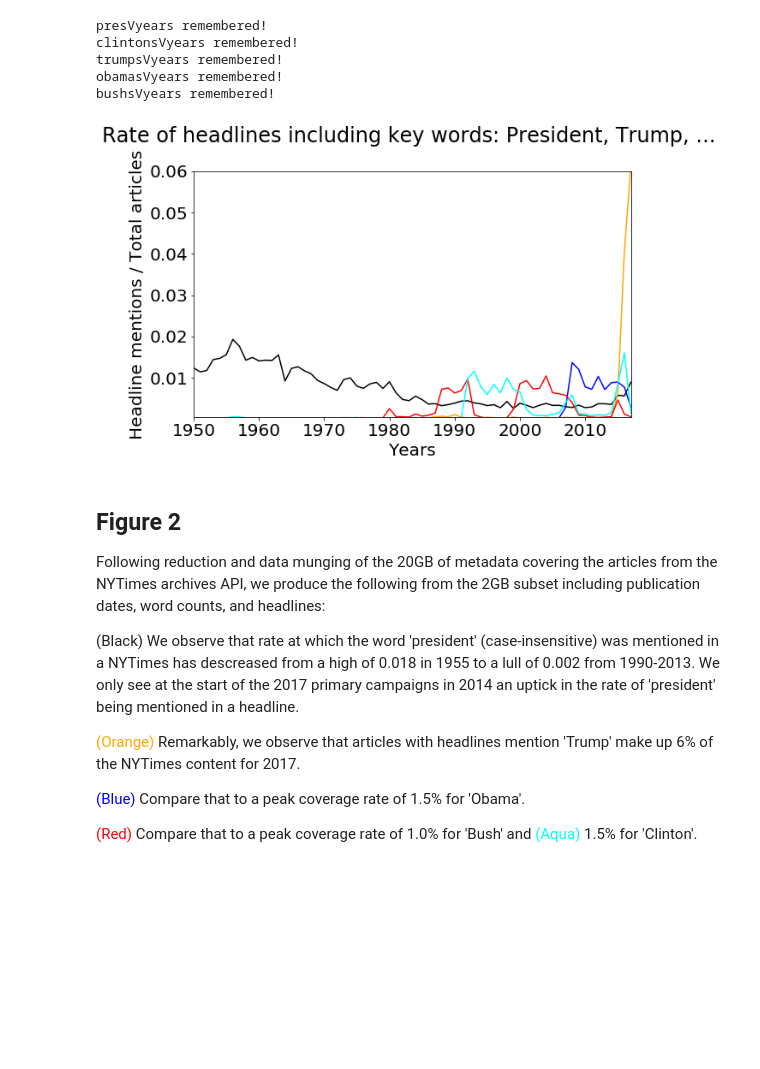
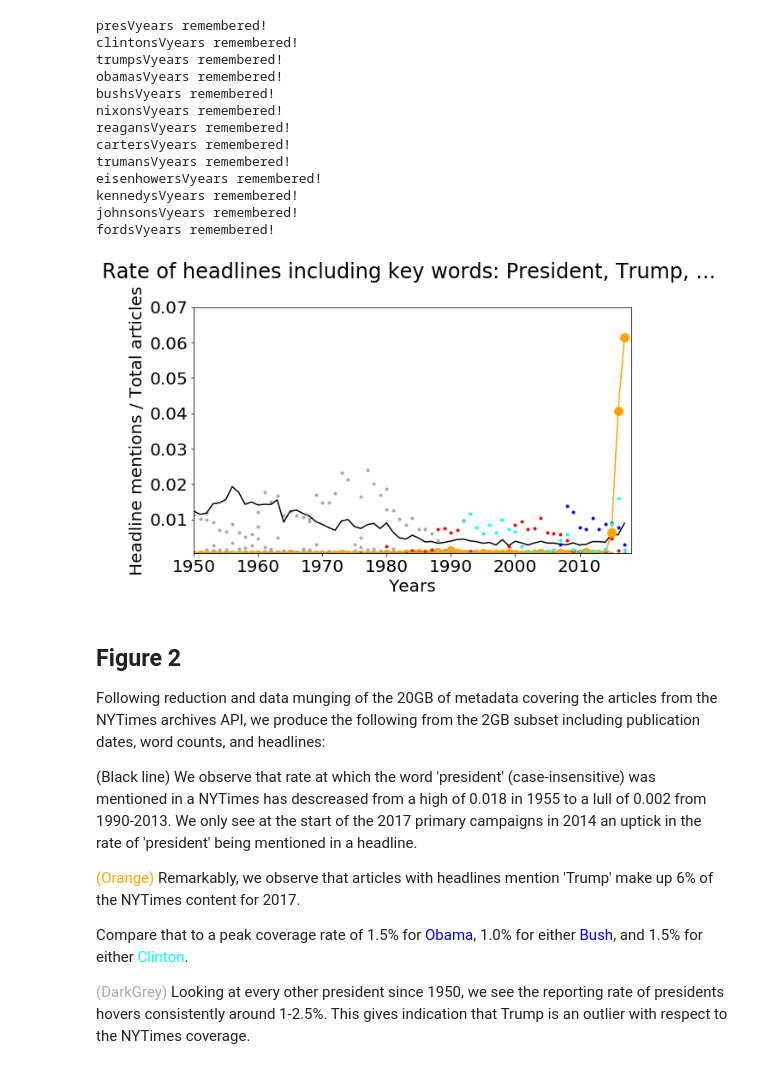
Before and after one commit to mrware91/nyt_api_analysis_tools, a Jupyter notebook: Figure 2.ipynb, the cells around one changed output. Drawn from its saved outputs; the diff is of its cells as text; code cells hidden in the pictures; blank space fills up the shorter version.

Commit message:
Fig2: added all presidents

```diff
--- a/Figure 2.ipynb
+++ b/Figure 2.ipynb
@@ -5,6 +5,13 @@ font = {'family' : 'normal',
         'size'   : 20}
 
 plt.rc('font', **font)
+
+
+plt.close()
+
+fig, ax1 = plt.subplots()
+plt.title('Rate of headlines including key words: President, Trump, ... \n')
+fig.set_size_inches(10,6)
 
 presVyears=load_obj('presVyears')
 years=presVyears['Years']
@@ -14,55 +21,83 @@ pres=presVyears['President']
 clintonsVyears=load_obj('clintonsVyears')
 clinton=clintonsVyears['Clinton']
 
 trumpsVyears=load_obj('trumpsVyears')
 trump=trumpsVyears['Trump']
 
 obamasVyears=load_obj('obamasVyears')
 obama=obamasVyears['Obama']
 
 bushsVyears=load_obj('bushsVyears')
 bush=bushsVyears['Bush']
 
-# plt.plot(years,meds)
-# plt.plot(years,tots)
-# plt.show()
-plt.close()
+nixonsVyears=load_obj('nixonsVyears')
+nixon=nixonsVyears['Nixon']
 
-fig, ax1 = plt.subplots()
-plt.title('Rate of headlines including key words: President, Trump, ... \n')
-fig.set_size_inches(10,6)
+reagansVyears=load_obj('reagansVyears')
+reagan=reagansVyears['reagans']
+
+# congresssVyears=load_obj('congresssVyears')
+# congress=congresssVyears['congresss']
+
+# Plots only between administration years
+cartersVyears=load_obj('cartersVyears')
+ax1.plot(cartersVyears['Years'], cartersVyears['carters'], '.',color='darkgray')
+trumansVyears=load_obj('trumansVyears')
+ax1.plot(trumansVyears['Years'], trumansVyears['trumans'], '.',color='darkgray')
+eisenhowersVyears=load_obj('eisenhowersVyears')
+ax1.plot(eisenhowersVyears['Years'], eisenhowersVyears['eisenhowers'], '.',color='darkgray')
+kennedysVyears=load_obj('kennedysVyears')
+ax1.plot(kennedysVyears['Years'], kennedysVyears['kennedys'], '.',color='darkgray')
+johnsonsVyears=load_obj('johnsonsVyears')
+ax1.plot(johnsonsVyears['Years'], johnsonsVyears['johnsons'], '.',color='darkgray')
+fordsVyears=load_obj('fordsVyears')
+ax1.plot(fordsVyears['Years'], fordsVyears['fords'], '.',color='darkgray')
+
+# Full plots below, those plotted above were cut to administration years
 t = years
 ax1.plot(t, pres, 'k-')
+# ax1.plot(t, congress, '-',color='darkgray')
 ax1.plot(t, trump, '-',color='orange')
-ax1.plot(t, obama, '-',color='blue')
-ax1.plot(t, bush, '-',color='red')
-ax1.plot(t, clinton, '-',color='aqua')
+ax1.plot(t, trump, '.',color='orange',markersize=20)
+ax1.plot(t, obama, '.',color='blue')
+ax1.plot(t, bush, '.',color='red')
+ax1.plot(t, clinton, '.',color='aqua')
+ax1.plot(t, nixon, '.',color='darkgray')
+ax1.plot(t, reagan, '.',color='darkgray')
 ax1.set_xlabel('Years')
 # Make the y-axis label, ticks and tick labels match the line color.
 ax1.set_ylabel('Headline mentions / Total articles', color='k')
 ax1.tick_params('y', colors='k')
 
 
-ax1.set_xlim([1950, 2017])
-ax1.set_ylim([0.0005, .06])
+ax1.set_xlim([1950, 2018])
+ax1.set_ylim([0.0005, .07])
 fig.tight_layout()
 plt.show()
 # %% [output]
 presVyears remembered!
 clintonsVyears remembered!
 trumpsVyears remembered!
 obamasVyears remembered!
 bushsVyears remembered!
+nixonsVyears remembered!
+reagansVyears remembered!
+cartersVyears remembered!
+trumansVyears remembered!
+eisenhowersVyears remembered!
+kennedysVyears remembered!
+johnsonsVyears remembered!
+fordsVyears remembered!
-[figure, old version]
+[figure, new version]
 # %% [markdown]
 ## Figure 2
 
 Following reduction and data munging of the 20GB of metadata covering the articles from the NYTimes archives API, we produce the following from the 2GB subset including publication dates, word counts, and headlines:
 
-(Black) We observe that rate at which the word 'president' (case-insensitive) was mentioned in a NYTimes has descreased from a high of 0.018 in 1955 to a lull of 0.002 from 1990-2013. We only see at the start of the 2017 primary campaigns in 2014 an uptick in the rate of 'president' being mentioned in a headline.
+(Black line) We observe that rate at which the word 'president' (case-insensitive) was mentioned in a NYTimes has descreased from a high of 0.018 in 1955 to a lull of 0.002 from 1990-2013. We only see at the start of the 2017 primary campaigns in 2014 an uptick in the rate of 'president' being mentioned in a headline.
 
 <span style="color:orange">(Orange)</span> Remarkably, we observe that articles with headlines mention 'Trump' make up 6% of the NYTimes content for 2017.
 
-<span style="color:blue">(Blue)</span> Compare that to a peak coverage rate of 1.5% for 'Obama'.
+Compare that to a peak coverage rate of 1.5% for <span style="color:blue">Obama</span>, 1.0% for either <span style="color:blue">Bush</span>, and 1.5% for either <span style="color:aqua">Clinton</span>.
 
-<span style="color:red">(Red)</span> Compare that to a peak coverage rate of 1.0% for 'Bush' and <span style="color:aqua">(Aqua)</span> 1.5% for 'Clinton'.
+<span style="color:DarkGrey">(DarkGrey)</span> Looking at every other president since 1950, we see the reporting rate of presidents hovers consistently around 1-2.5%. This gives indication that Trump is an outlier with respect to the NYTimes coverage.
```
